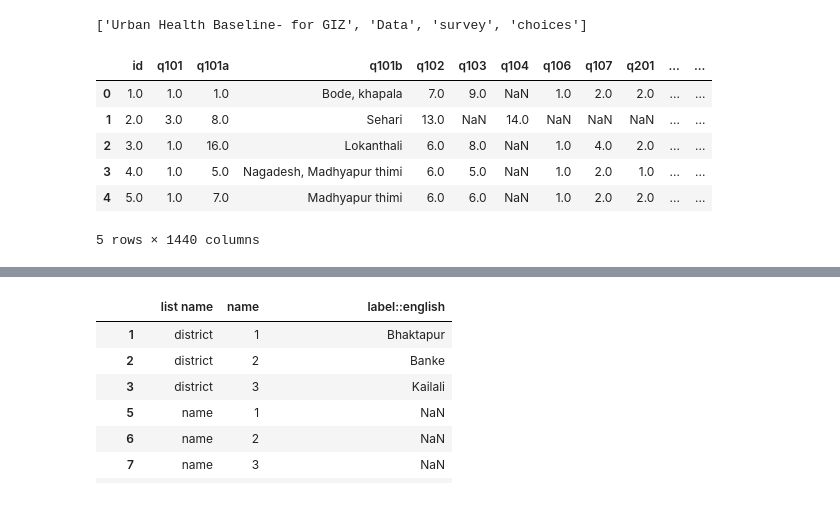
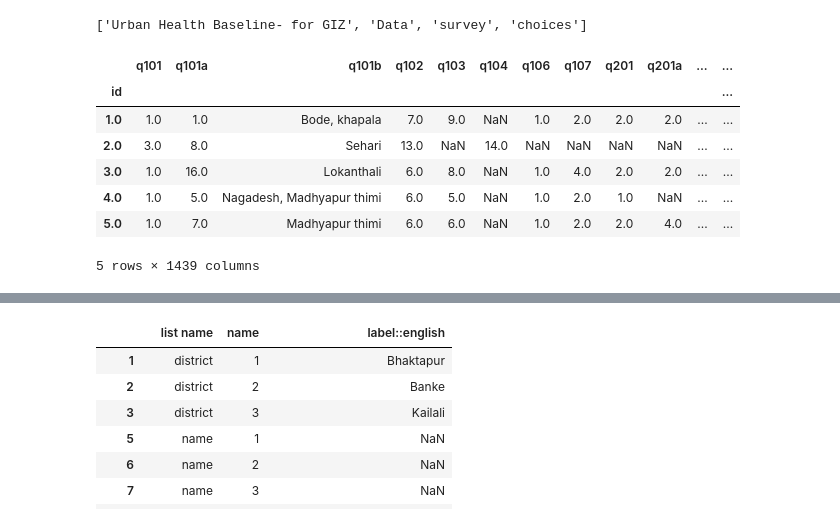
Before and after one commit to kaushu42/everest-hack-the-end, a Jupyter notebook: notebooks/load_files.ipynb, the cells around one changed output, grey strips where cells are left out. Cells and saved outputs as stored; diff of their text form; code cells hidden in the pictures.

```diff
--- a/notebooks/load_files.ipynb
+++ b/notebooks/load_files.ipynb
@@ -16,16 +16,17 @@ xls.sheet_names
 ['Urban Health Baseline- for GIZ', 'Data', 'survey', 'choices']
 # %%
 df_data = pd.read_excel(xls, sheet_name='Data', skiprows=2)
-df_data = df_d    dex('id', inplace=True)
+df_data = df_data.set_index('id')
 df_data.head()
 # %% [output]
-|  | id | q101 | q101a | q101b | q102 | q103 | q104 | q106 | q107 | q201 | ... | ... |
-| 0 | 1.0 | 1.0 | 1.0 | Bode, khapala | 7.0 | 9.0 | NaN | 1.0 | 2.0 | 2.0 | ... | ... |
-| 1 | 2.0 | 3.0 | 8.0 | Sehari | 13.0 | NaN | 14.0 | NaN | NaN | NaN | ... | ... |
-| 2 | 3.0 | 1.0 | 16.0 | Lokanthali | 6.0 | 8.0 | NaN | 1.0 | 4.0 | 2.0 | ... | ... |
-| 3 | 4.0 | 1.0 | 5.0 | Nagadesh, Madhyapur thimi | 6.0 | 5.0 | NaN | 1.0 | 2.0 | 1.0 | ... | ... |
-| 4 | 5.0 | 1.0 | 7.0 | Madhyapur thimi | 6.0 | 6.0 | NaN | 1.0 | 2.0 | 2.0 | ... | ... |
+|  | q101 | q101a | q101b | q102 | q103 | q104 | q106 | q107 | q201 | q201a | ... | ... |
+| id |  |  |  |  |  |  |  |  |  |  |  | ... |
+| 1.0 | 1.0 | 1.0 | Bode, khapala | 7.0 | 9.0 | NaN | 1.0 | 2.0 | 2.0 | 2.0 | ... | ... |
+| 2.0 | 3.0 | 8.0 | Sehari | 13.0 | NaN | 14.0 | NaN | NaN | NaN | NaN | ... | ... |
+| 3.0 | 1.0 | 16.0 | Lokanthali | 6.0 | 8.0 | NaN | 1.0 | 4.0 | 2.0 | 2.0 | ... | ... |
+| 4.0 | 1.0 | 5.0 | Nagadesh, Madhyapur thimi | 6.0 | 5.0 | NaN | 1.0 | 2.0 | 1.0 | NaN | ... | ... |
+| 5.0 | 1.0 | 7.0 | Madhyapur thimi | 6.0 | 6.0 | NaN | 1.0 | 2.0 | 2.0 | 4.0 | ... | ... |
-5 rows × 1440 columns
+5 rows × 1439 columns
 # %%
 df_choices = pd.read_excel(xls, sheet_name='choices', skiprows=0)
 # data = data.loc[:407]
```
Also changed, not shown: parts of 6 cells of this notebook, 1 other file.
